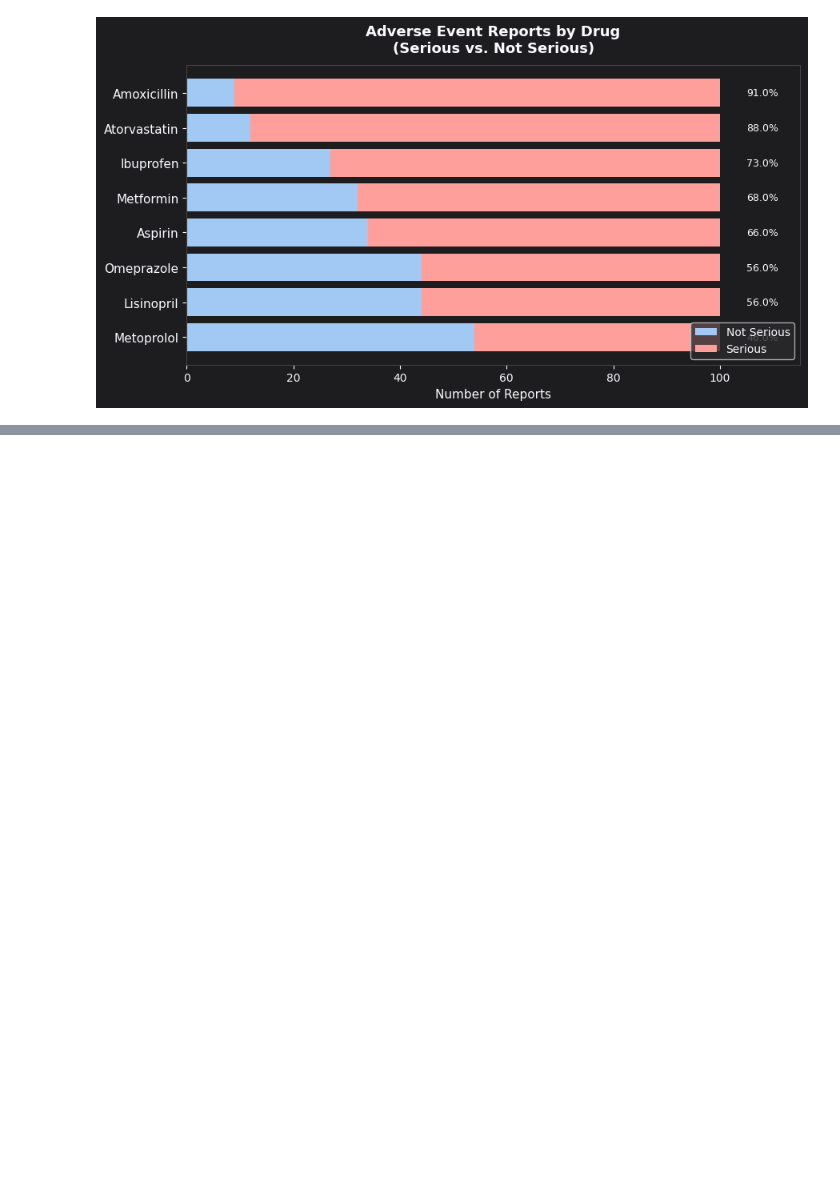
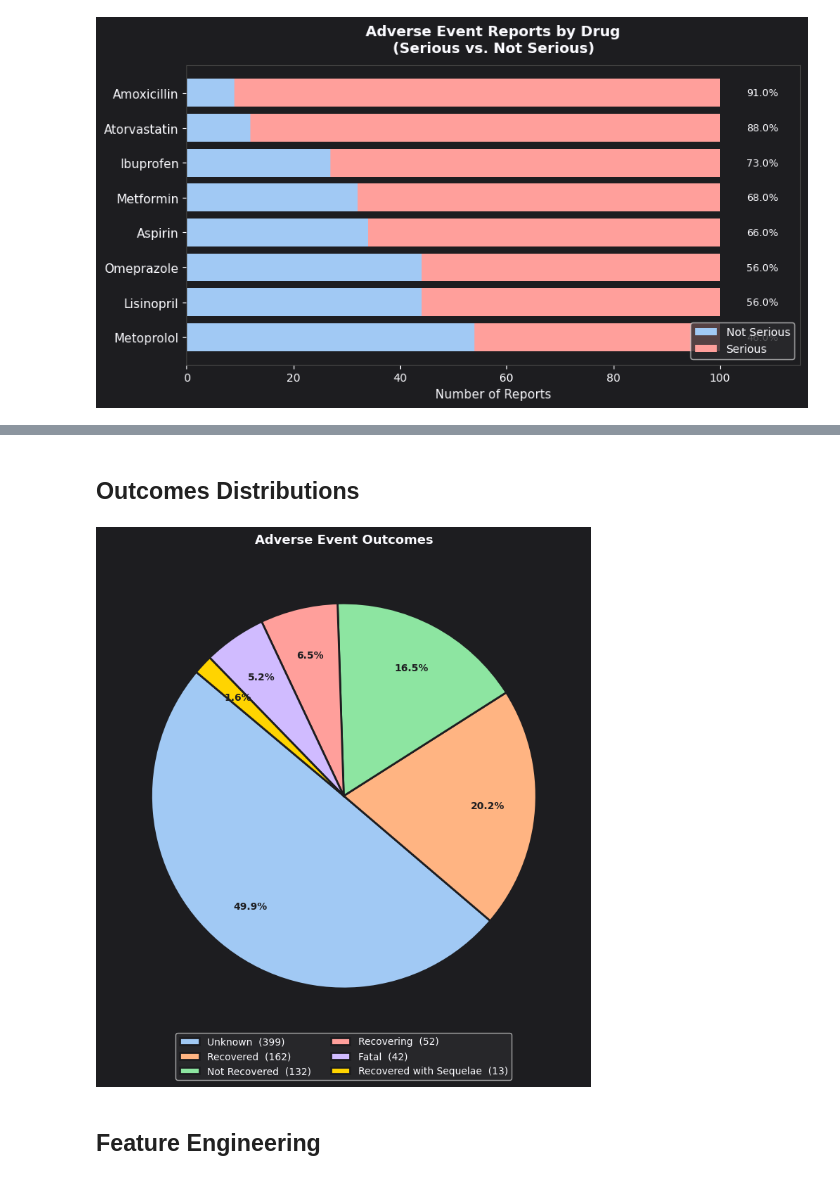
Before and after one commit to Sarkis55/Drug-Risk-Analysis, a Jupyter notebook: Drug_Adverse_Event_Analysis_and_Risk_Profiling.ipynb, the cells around one changed output, grey strips where cells are left out. Cells and saved outputs as stored; diff of their text form; code cells hidden in the pictures; blank space fills up the shorter version.

```diff
--- a/Drug_Adverse_Event_Analysis_and_Risk_Profiling.ipynb
+++ b/Drug_Adverse_Event_Analysis_and_Risk_Profiling.ipynb
@@ -305,0 +374,41 @@ seriousness_chart.tight_layout()
+# %% [markdown]
+## Outcomes Distributions
+# %%
+
+BG = "#1D1D20"
+TEXT = "#fbfbff"
+PALETTE = ["#A1C9F4", "#FFB482", "#8DE5A1", "#FF9F9B", "#D0BBFF", "#ffd400"]
+
+_outcome_data = outcome_summary.sort_values("count", ascending=False)
+_labels = _outcome_data.index.tolist()
+_counts = _outcome_data["count"].tolist()
+
+outcomes_chart, ax = plt.subplots(figsize=(8, 8))
+outcomes_chart.patch.set_facecolor(BG)
+ax.set_facecolor(BG)
+
+wedges, texts, autotexts = ax.pie(
+    _counts,
+    labels=None,
+    autopct="%1.1f%%",
+    colors=PALETTE[:len(_labels)],
+    startangle=140,
+    pctdistance=0.75,
+    wedgeprops={"edgecolor": BG, "linewidth": 2}
+)
+for at in autotexts:
+    at.set_color(BG)
+    at.set_fontsize(10)
+    at.set_fontweight("bold")
+
+# Legend with counts
+legend_labels = [f"{lbl}  ({cnt})" for lbl, cnt in zip(_labels, _counts)]
+ax.legend(wedges, legend_labels, loc="lower center", bbox_to_anchor=(0.5, -0.1),
+          frameon=True, facecolor="#2a2a2d", labelcolor=TEXT, fontsize=10, ncol=2)
+
+ax.set_title("Adverse Event Outcomes", color=TEXT, fontsize=13, fontweight="bold", pad=12)
+outcomes_chart.tight_layout()
+# %% [output]
+[figure, added]
+# %% [markdown]
+## Feature Engineering
```
Also changed, not shown: parts of 18 cells of this notebook.
